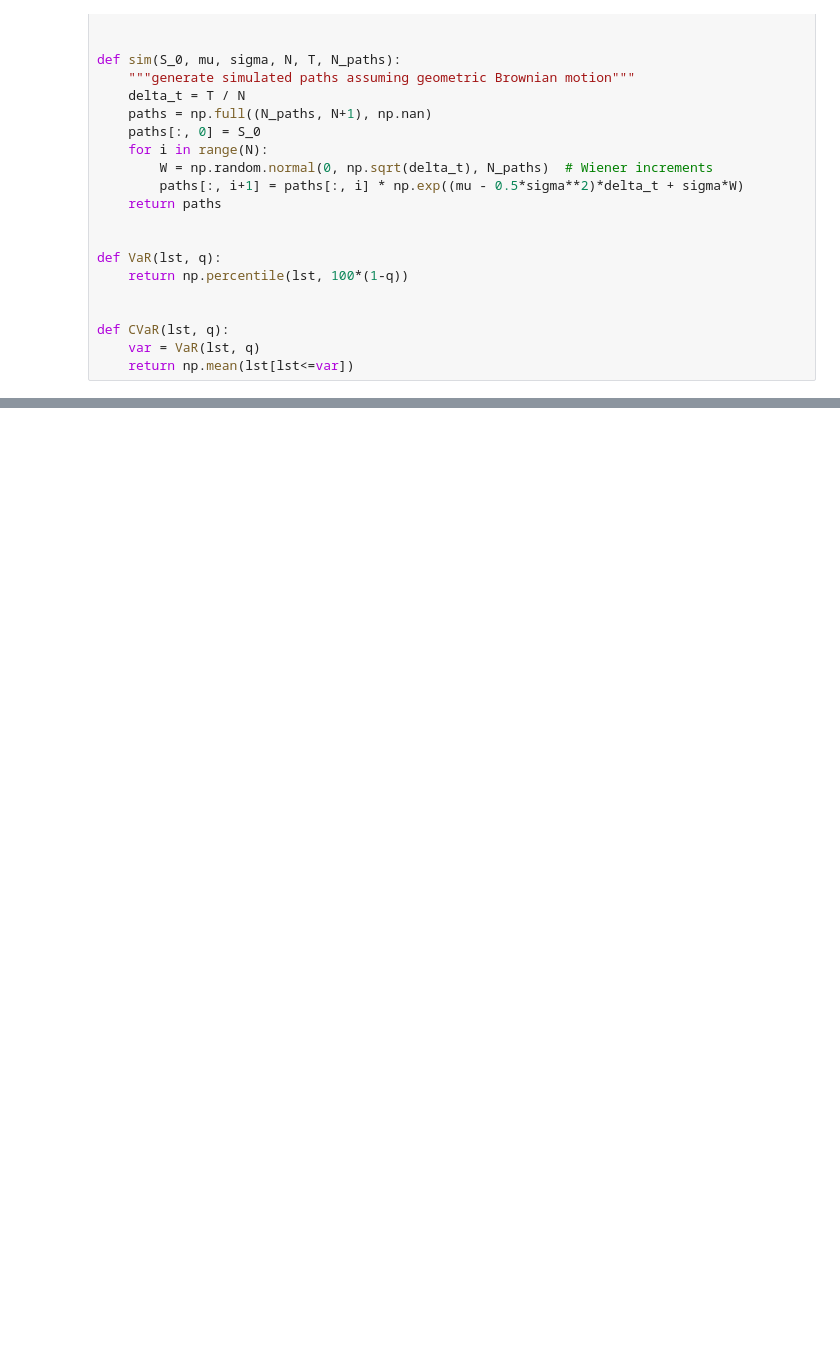
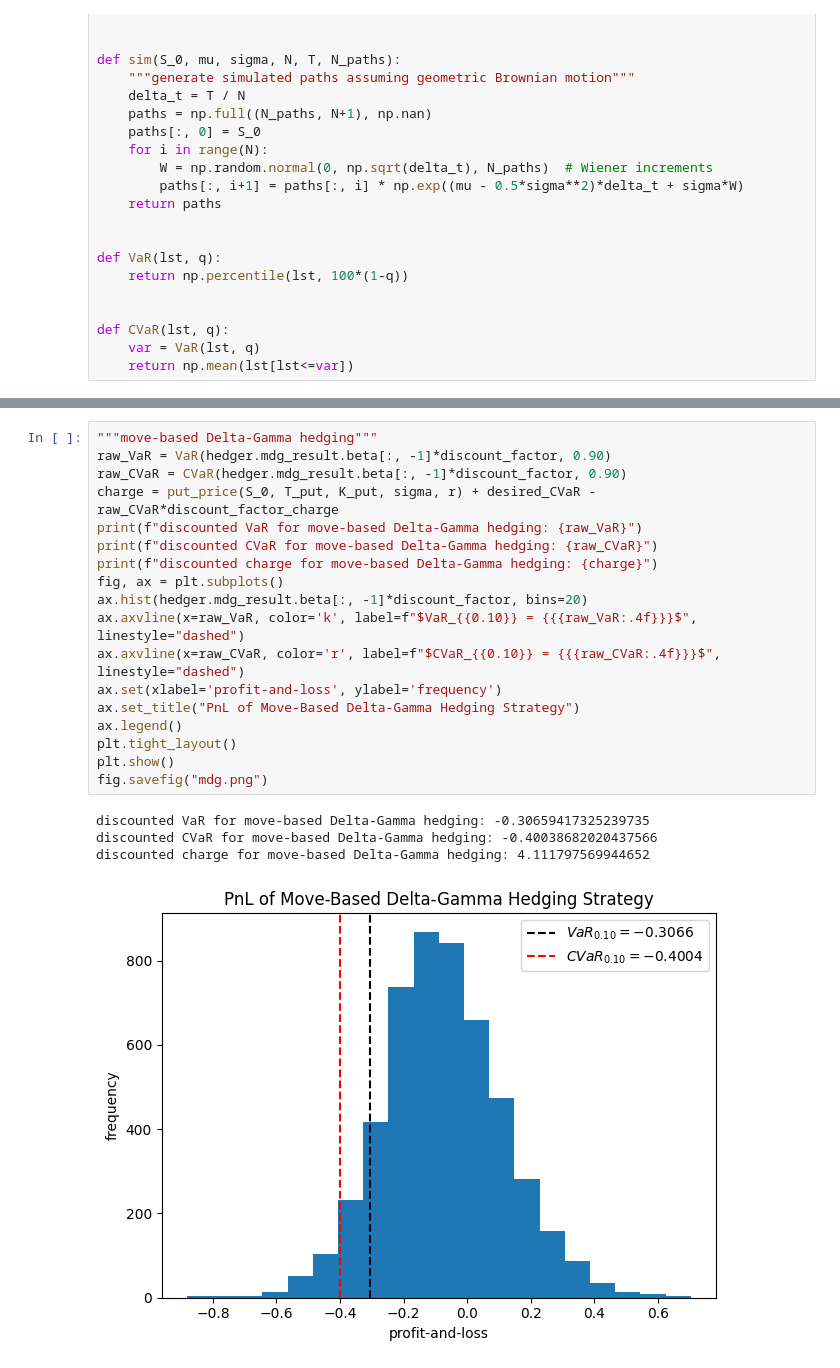
Before and after one commit to joshuakim314/MMF1928, a Jupyter notebook: Project 2/mmf1928_a2.ipynb, the cells around one changed output, grey strips where cells are left out. Saved outputs shown, nothing was run; the diff lists cells and outputs as text; blank space fills up the shorter version.

```diff
--- a/Project 2/mmf1928_a2.ipynb
+++ b/Project 2/mmf1928_a2.ipynb
@@ -236,0 +301,23 @@ CVaR: -0.3774773340902351
+# %%
+"""move-based Delta-Gamma hedging"""
+raw_VaR = VaR(hedger.mdg_result.beta[:, -1]*discount_factor, 0.90)
+raw_CVaR = CVaR(hedger.mdg_result.beta[:, -1]*discount_factor, 0.90)
+charge = put_price(S_0, T_put, K_put, sigma, r) + desired_CVaR - raw_CVaR*discount_factor_charge
+print(f"discounted VaR for move-based Delta-Gamma hedging: {raw_VaR}")
+print(f"discounted CVaR for move-based Delta-Gamma hedging: {raw_CVaR}")
+print(f"discounted charge for move-based Delta-Gamma hedging: {charge}")
+fig, ax = plt.subplots()
+ax.hist(hedger.mdg_result.beta[:, -1]*discount_factor, bins=20)
+ax.axvline(x=raw_VaR, color='k', label=f"$VaR_{{0.10}} = {{{raw_VaR:.4f}}}$", linestyle="dashed")
+ax.axvline(x=raw_CVaR, color='r', label=f"$CVaR_{{0.10}} = {{{raw_CVaR:.4f}}}$", linestyle="dashed")
+ax.set(xlabel='profit-and-loss', ylabel='frequency')
+ax.set_title("PnL of Move-Based Delta-Gamma Hedging Strategy")
+ax.legend()
+plt.tight_layout()
+plt.show()
+fig.savefig("mdg.png")
+# %% [output]
+discounted VaR for move-based Delta-Gamma hedging: -0.30659417325239735
+discounted CVaR for move-based Delta-Gamma hedging: -0.40038682020437566
+discounted charge for move-based Delta-Gamma hedging: 4.111797569944652
+[figure, added]
```
Also changed, not shown: parts of 13 cells of this notebook.
